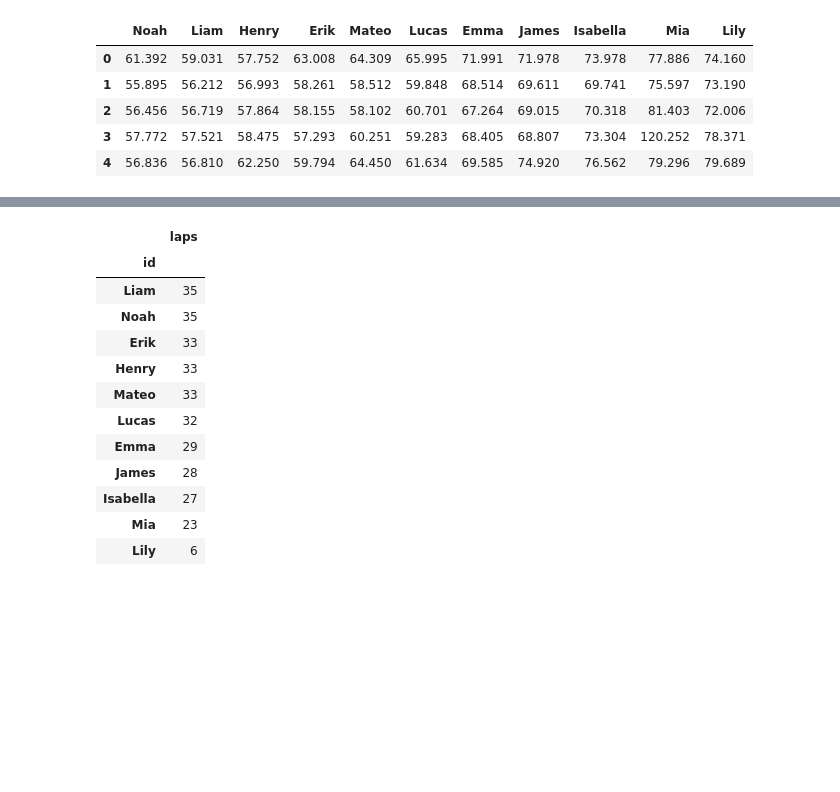
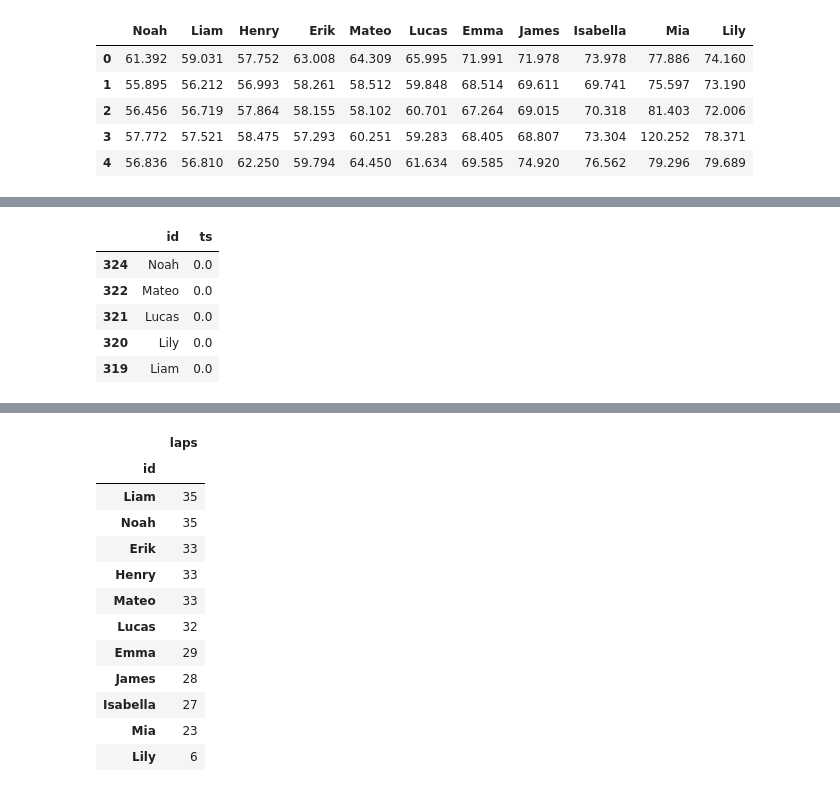
Before and after one commit to erikgoldenstein/go-kart, a Jupyter notebook: gokart-analysis.ipynb, the cells around one changed output, grey strips where cells are left out. Drawn from its saved outputs; the diff is of its cells as text; code cells hidden in the pictures; blank space fills up the shorter version.

```diff
--- a/gokart-analysis.ipynb
+++ b/gokart-analysis.ipynb
@@ -182 +195,13 @@ events.drop.sort(key=lambda x: x["ts"])
+# %%
+for driver in tsf.groupby("id")["id"].first():
+    tsf = pd.concat([tsf, pd.DataFrame({"id": [driver], "ts": [0]})], ignore_index=True)
+tsf.sort_values(by="ts", inplace=True)
+tsf.head()
+# %% [output]
+|  | id | ts |
+| 324 | Noah | 0.0 |
+| 322 | Mateo | 0.0 |
+| 321 | Lucas | 0.0 |
+| 320 | Lily | 0.0 |
+| 319 | Liam | 0.0 |
 # %%
```
Also changed, not shown: parts of 8 cells of this notebook, 3 other files.
